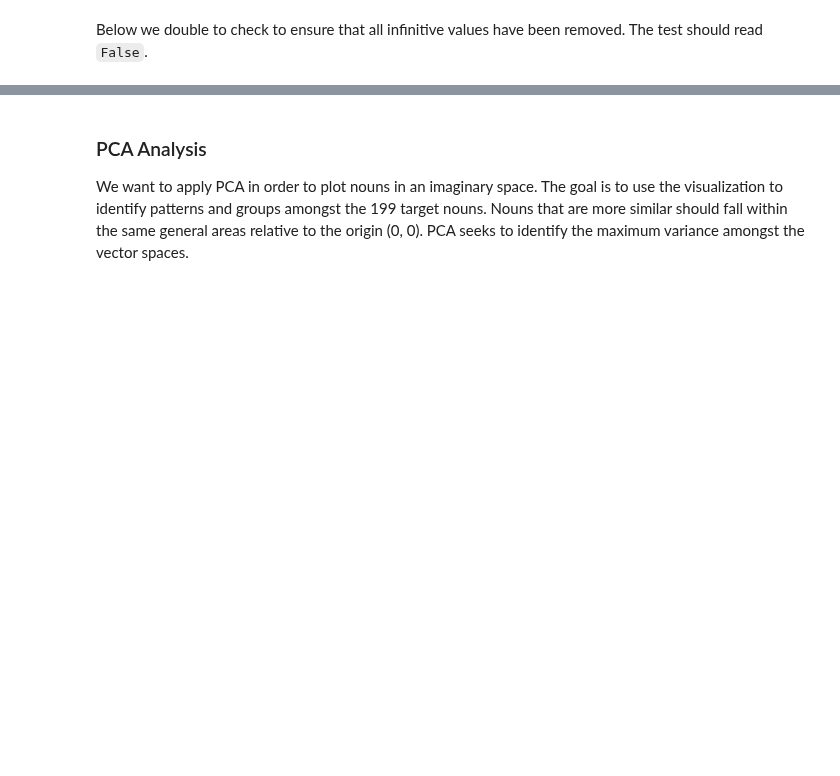
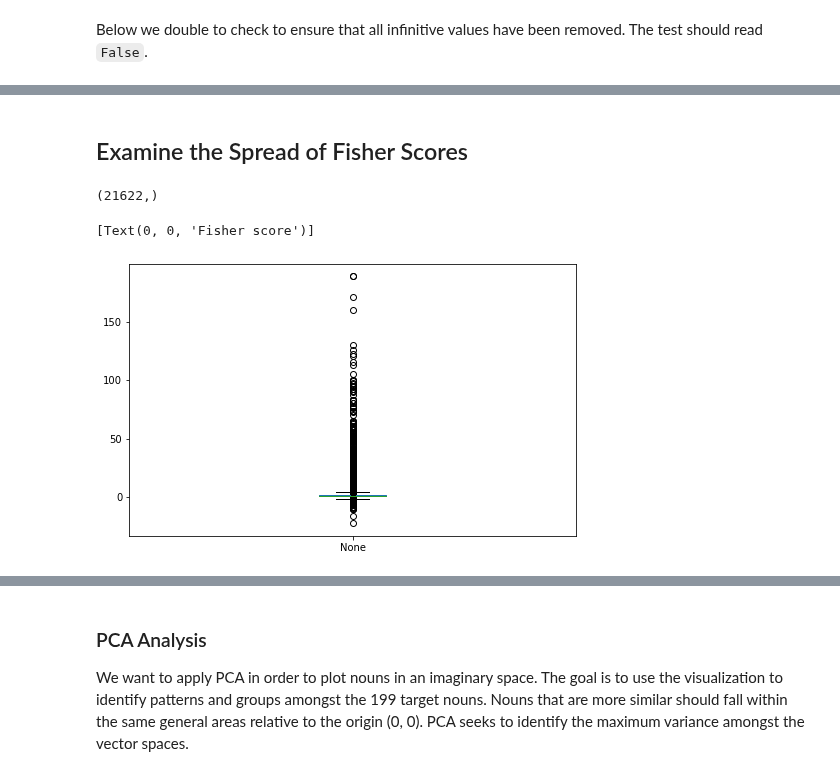
Before and after one commit to codykingham/noun_semantics, a Jupyter notebook: analysis.ipynb, the cells around one changed output, grey strips where cells are left out. Saved outputs shown, nothing was run; the diff lists cells and outputs as text; code cells hidden in the pictures; blank space fills up the shorter version.

```diff
--- a/analysis.ipynb
+++ b/analysis.ipynb
@@ -720,13 +718,14 @@ count_df.size
 
 The whole run takes 5.5-6.0 minutes on a 2017 Macbook pro.
 # %%
-run = True
+run = False
 
 if run:
     fisherdata, odds_ratios = my_stats.apply_fishers(count_df, sample_axis=0, feature_axis=1)
     fisherdata.to_csv(fisher_data)
 else:
-    fisherdata = pd.read_csv(fisher_data)
+    fisherdata = pd.read_csv(fisher_data, index_col=0)
+    odds_ratios = pd.read_csv('results/tables/fisher_odds.csv')
 # %%
 fisherdata.head(10)
 # %% [output]
@@ -770,11 +755,0 @@ The small pvalue listed above is used to substitute the infinitive values below.
-# %%
-# make the substitutions
-for inf_dat in inf_data:
-    for noun in inf_dat.columns:
-        for context in inf_dat.index:
-            print(f'adjusting infinite score for {noun}')
-            new_pvalue, new_transf = fisherdata[minmin_noun][minmin_context], fishertransf[minmin_noun][minmin_context]
-            fisherdata[noun][context] = new_pvalue
-            print(f'\tpvalue updated to {new_pvalue}')
-            fishertransf[noun][context] = new_transf
-            print(f'\ttransformed pvalue updated to {new_transf}')
@@ -781,2 +773,5 @@ for inf_dat in inf_data:
+# %%
+# set the infinite context equal to max non-infinite value
+fisherdata.loc['אלהים.n1']['T.appo→ יהוה.n1'] = fisherdata.max().sort_values(ascending=False)[1]
 # %% [markdown]
 Below we double to check to ensure that all infinitive values have been removed. The test should read `False`.
@@ -893,0 +799,15 @@ The nouns are now ready to be compared. I will do so in two ways.
+# %% [markdown]
+## Examine the Spread of Fisher Scores
+# %%
+scores = pd.Series(fisherdata.values.flatten())
+scores = scores[scores != 0]
+scores.shape
+# %% [output]
+(21622,)
+# %%
+fig, ax = plt.subplots(figsize=(8, 5))
+scores.plot(kind='box', ax=ax)
+ax1.set_xticklabels(['Fisher score'])
+# %% [output]
+[Text(0, 0, 'Fisher score')]
+[figure, added]
```
Also changed, not shown: parts of 179 cells of this notebook.
